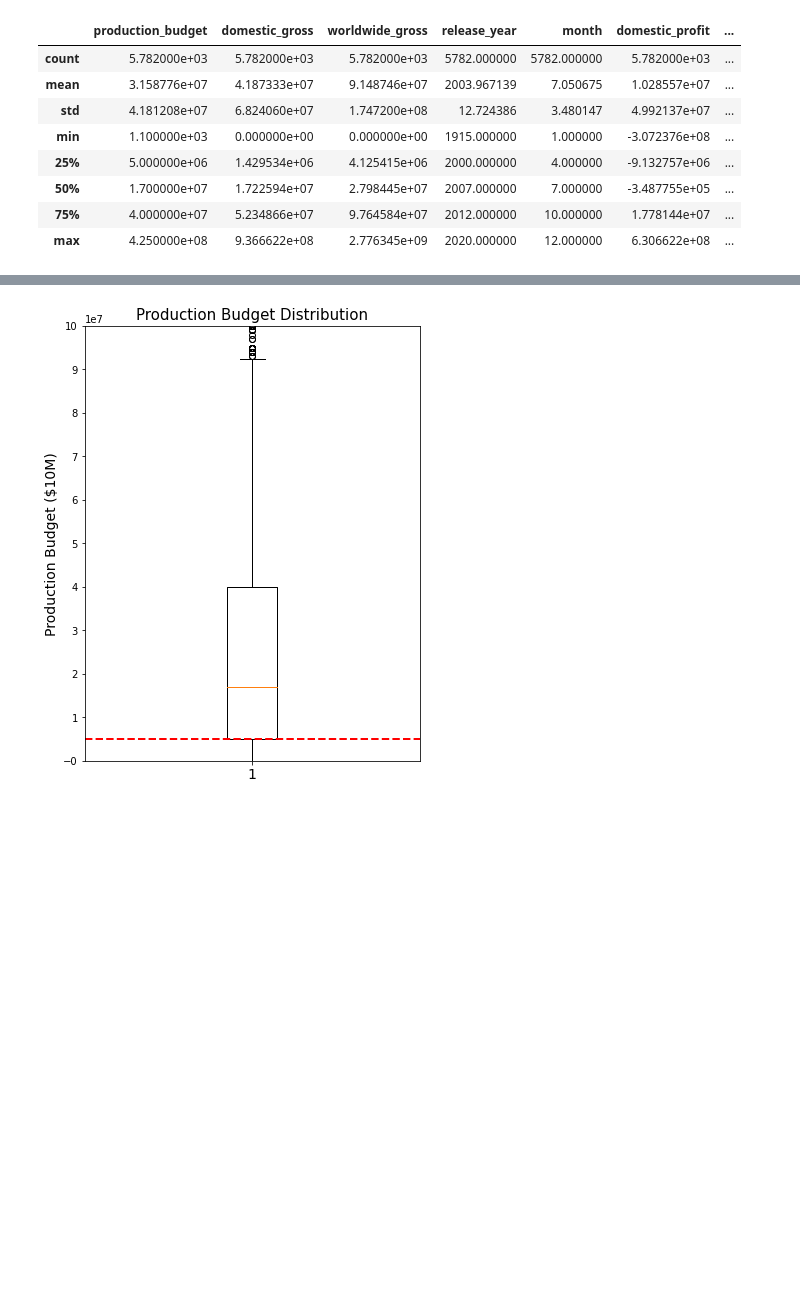
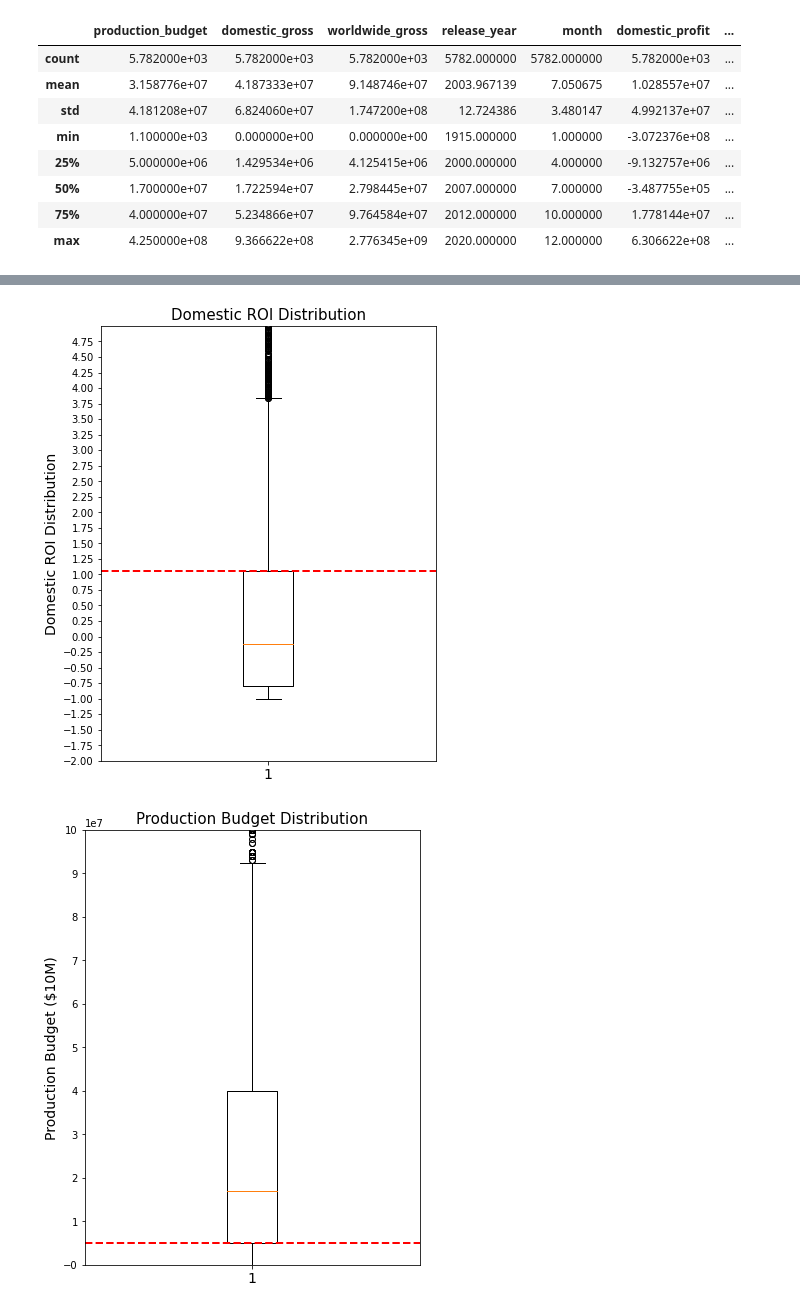
Before and after one commit to jmarkowi/Microsoft-Studios-Analysis, a Jupyter notebook: microsoft_movie_needs_analysis.ipynb, the cells around one changed output, grey strips where cells are left out. Drawn from its saved outputs; the diff is of its cells as text; code cells hidden in the pictures; blank space fills up the shorter version.

Commit message:
added another boxplot

```diff
--- a/microsoft_movie_needs_analysis.ipynb
+++ b/microsoft_movie_needs_analysis.ipynb
@@ -96,3 +98,22 @@ plt.savefig("worldwide_roi_boxplot")
+# %%
+x = movie_budgets['domestic_roi'].values
+fig, ax = plt.subplots(figsize = (6,8))
+ax.boxplot(x)
+ax.set_ylim(-2,5)
+ynew = 1.05
+
+ticks = np.arange(-2,5,0.25)
+ax.set_yticks(ticks)
+ax.axhline(ynew , color = 'r', linestyle = "--", linewidth = "2")
+# plt.rc('xtick', labelsize=10)
+plt.rc('ytick', labelsize=10)
+ax.set_title('Domestic ROI Distribution', fontsize = 15)
+
+ax.set_ylabel('Domestic ROI Distribution', fontsize = 14)
+
+plt.savefig("domestic_roi_boxplot")
+# %% [output]
+[figure, added]
 # %%
 y = movie_budgets['production_budget'].values
 fig, ax2 = plt.subplots(figsize = (6,8))
```
Also changed, not shown: parts of 5 cells of this notebook, 1 other file.
